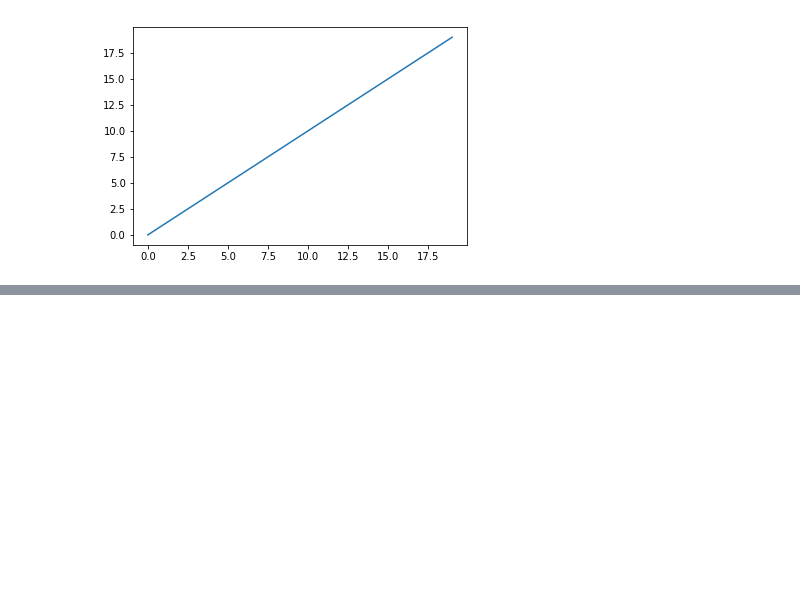
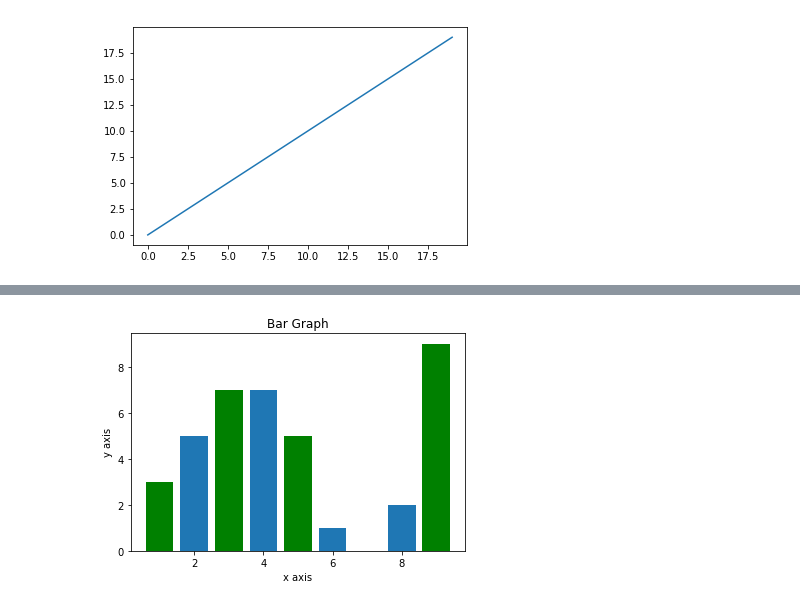
Before and after one commit to muskan70/Data-Analysis-with-python, a Jupyter notebook: plotting graph.ipynb, the cells around one changed output, grey strips where cells are left out. Cells and saved outputs as stored; diff of their text form; code cells hidden in the pictures; blank space fills up the shorter version.

```diff
--- a/plotting graph.ipynb
+++ b/plotting graph.ipynb
@@ -9,0 +36,13 @@ mp.show()
+# %%
+x=[2,4,8,6]
+y=[5,7,2,1]
+x2=[1,5,3,9]
+y2=[3,5,7,9]
+plt.bar(x,y,align='center')
+plt.bar(x2,y2,color='g',align='center')
+plt.title("Bar Graph")
+plt.xlabel("x axis")
+plt.ylabel("y axis")
+plt.show()
+# %% [output]
+[figure, added]
```
Also changed, not shown: parts of 4 cells of this notebook, 5 other files.
